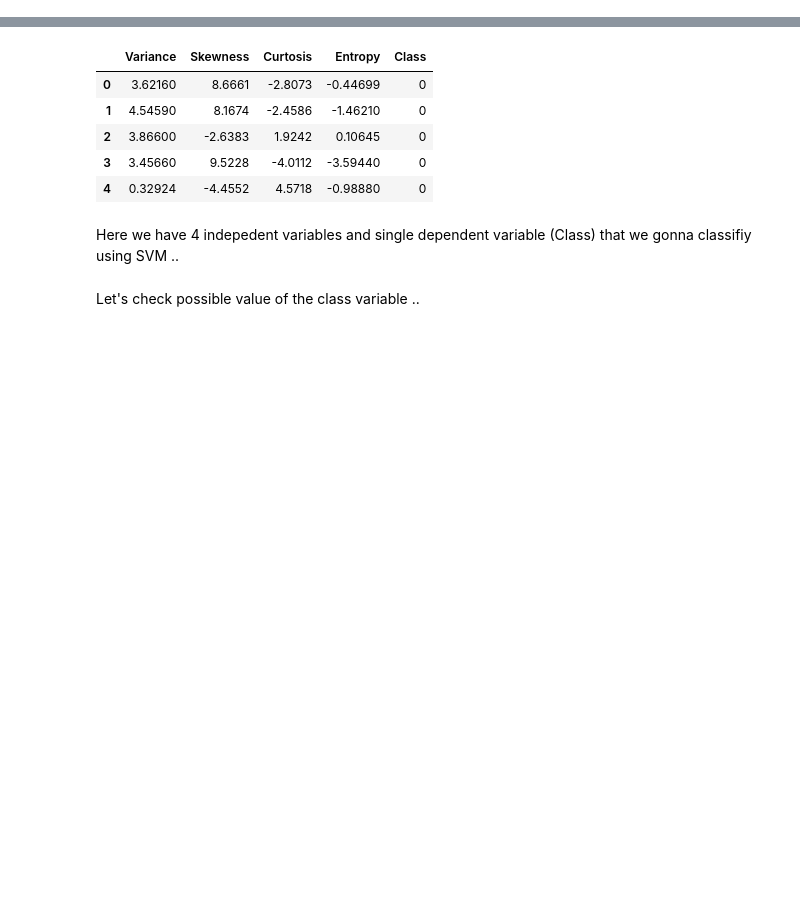
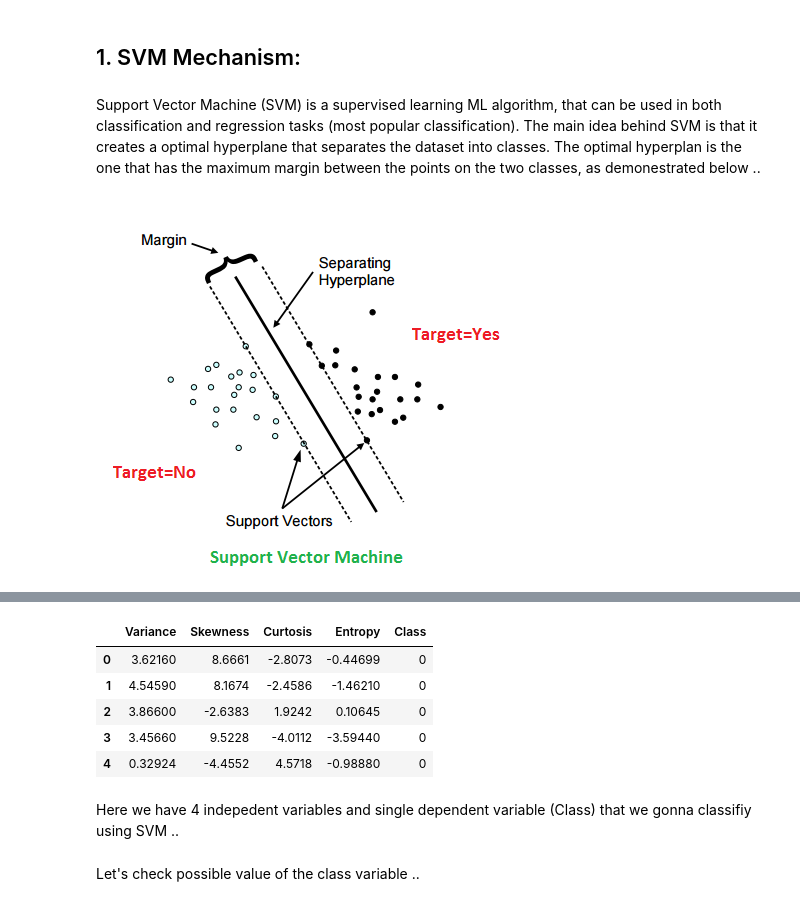
Before and after one commit to EAboelhamd/AUC-DataScience-, a Jupyter notebook: SVM.ipynb, the cells around one changed output, grey strips where cells are left out. Saved outputs shown, nothing was run; the diff lists cells and outputs as text; code cells hidden in the pictures; blank space fills up the shorter version.

```diff
--- a/SVM.ipynb
+++ b/SVM.ipynb
@@ -11,0 +11,9 @@ https://www.geeksforgeeks.org/classifying-data-using-support-vector-machinessvms
+# %% [markdown]
+## 1. SVM Mechanism:
+# %% [markdown]
+Support Vector Machine (SVM) is a supervised learning ML algorithm, that can be used in both classification and regression tasks (most popular classification). The main idea behind SVM is that it creates a optimal hyperplane that separates the dataset into classes. The optimal hyperplan is the one that has the maximum margin between the points on the two classes, as demonestrated below ..
+# %%
+from IPython.display import Image
+Image("SVM-Planes.png")
+# %% [output]
+[figure, added]
```
Also changed, not shown: parts of 13 cells of this notebook.
